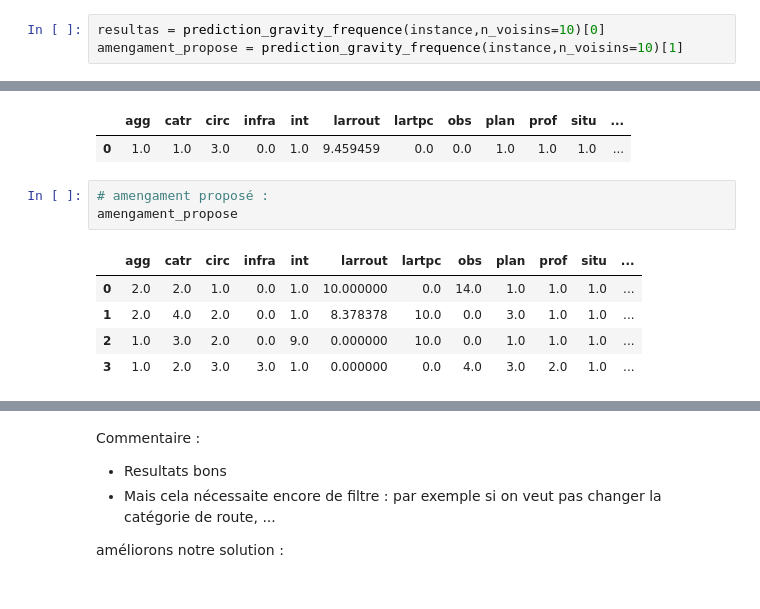
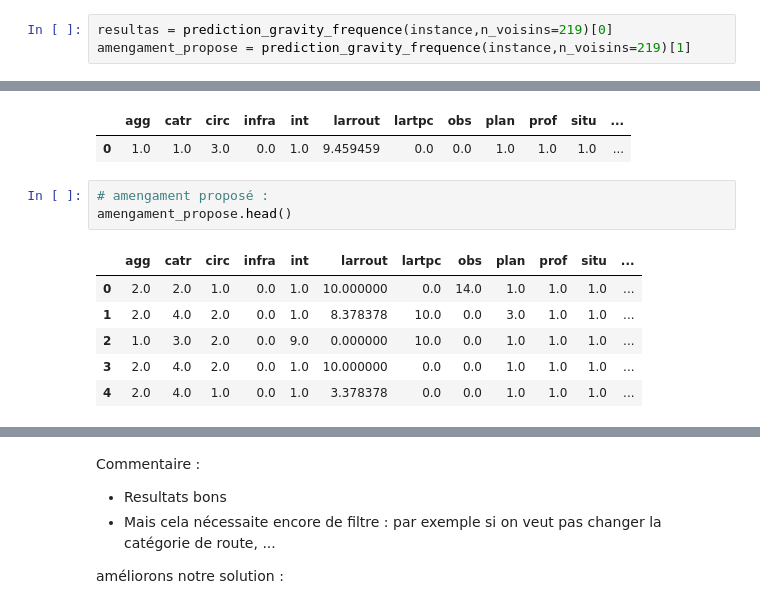
Before and after one commit to Louriz/Accidents-Corporels-France, a Jupyter notebook: notebook.ipynb, the cells around one changed output, grey strips where cells are left out. Saved outputs shown, nothing was run; the diff lists cells and outputs as text.

```diff
--- a/notebook.ipynb
+++ b/notebook.ipynb
@@ -947,8 +1301,8 @@ validation=df_bretagne.loc[:,col_train]
 # correspond bien à ce qui est dans le jeu de données.
 instance=validation.iloc[47,:-2]   # retirer les variables cibles
 # %%
-resultas = prediction_gravity_frequence(instance,n_voisins=10)[0]
-amengament_propose = prediction_gravity_frequence(instance,n_voisins=10)[1]
+resultas = prediction_gravity_frequence(instance,n_voisins=219)[0]
+amengament_propose = prediction_gravity_frequence(instance,n_voisins=219)[1]
 # %%
 # resultats
 resultas
@@ -957,10 +1311,11 @@ resultas
 | 0 | 1.0 | 1.0 | 3.0 | 0.0 | 1.0 | 9.459459 | 0.0 | 0.0 | 1.0 | 1.0 | 1.0 | ... |
 # %%
 # amengament proposé :
-amengament_propose
+amengament_propose.head()
 # %% [output]
 |  | agg | catr | circ | infra | int | larrout | lartpc | obs | plan | prof | situ | ... |
 | 0 | 2.0 | 2.0 | 1.0 | 0.0 | 1.0 | 10.000000 | 0.0 | 14.0 | 1.0 | 1.0 | 1.0 | ... |
 | 1 | 2.0 | 4.0 | 2.0 | 0.0 | 1.0 | 8.378378 | 10.0 | 0.0 | 3.0 | 1.0 | 1.0 | ... |
 | 2 | 1.0 | 3.0 | 2.0 | 0.0 | 9.0 | 0.000000 | 10.0 | 0.0 | 1.0 | 1.0 | 1.0 | ... |
-| 3 | 1.0 | 2.0 | 3.0 | 3.0 | 1.0 | 0.000000 | 0.0 | 4.0 | 3.0 | 2.0 | 1.0 | ... |
+| 3 | 2.0 | 4.0 | 2.0 | 0.0 | 1.0 | 10.000000 | 0.0 | 0.0 | 1.0 | 1.0 | 1.0 | ... |
+| 4 | 2.0 | 4.0 | 1.0 | 0.0 | 1.0 | 3.378378 | 0.0 | 0.0 | 1.0 | 1.0 | 1.0 | ... |
```
Also changed, not shown: parts of 68 cells of this notebook, 2 other files.
